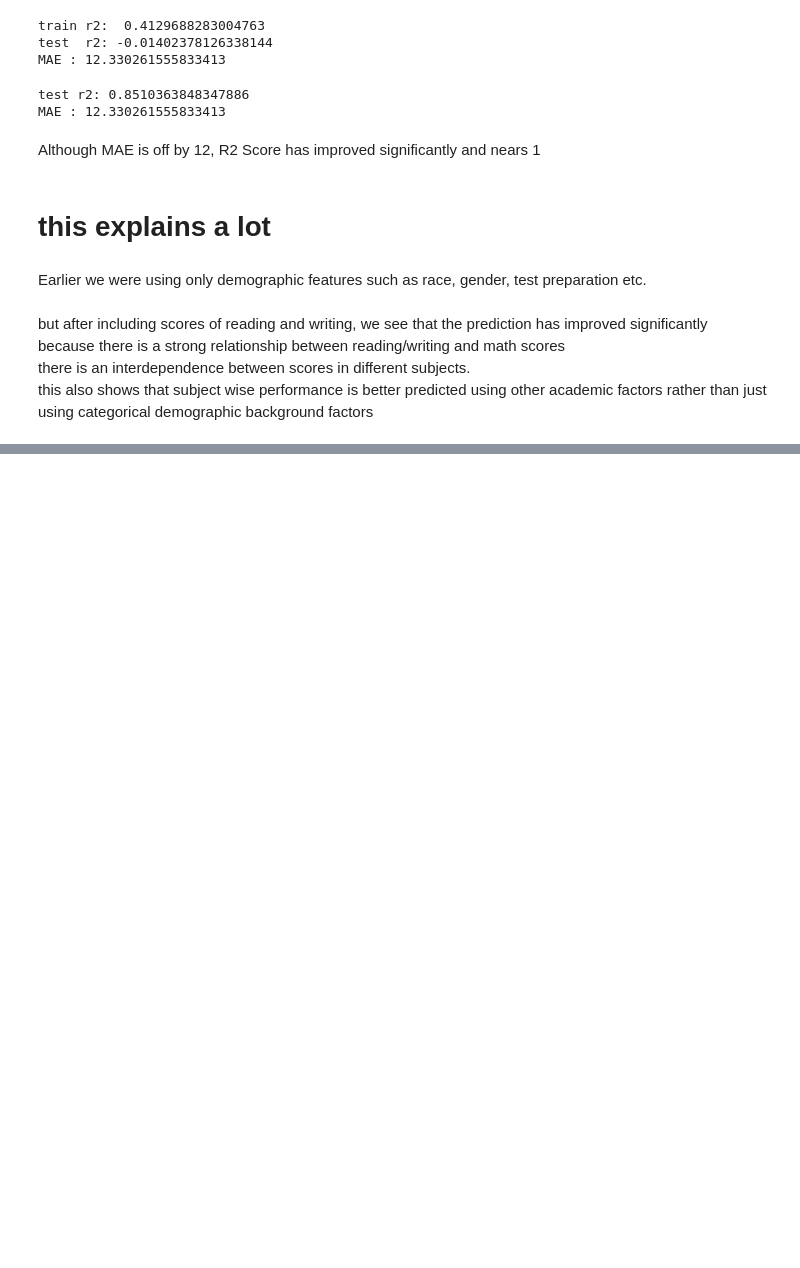
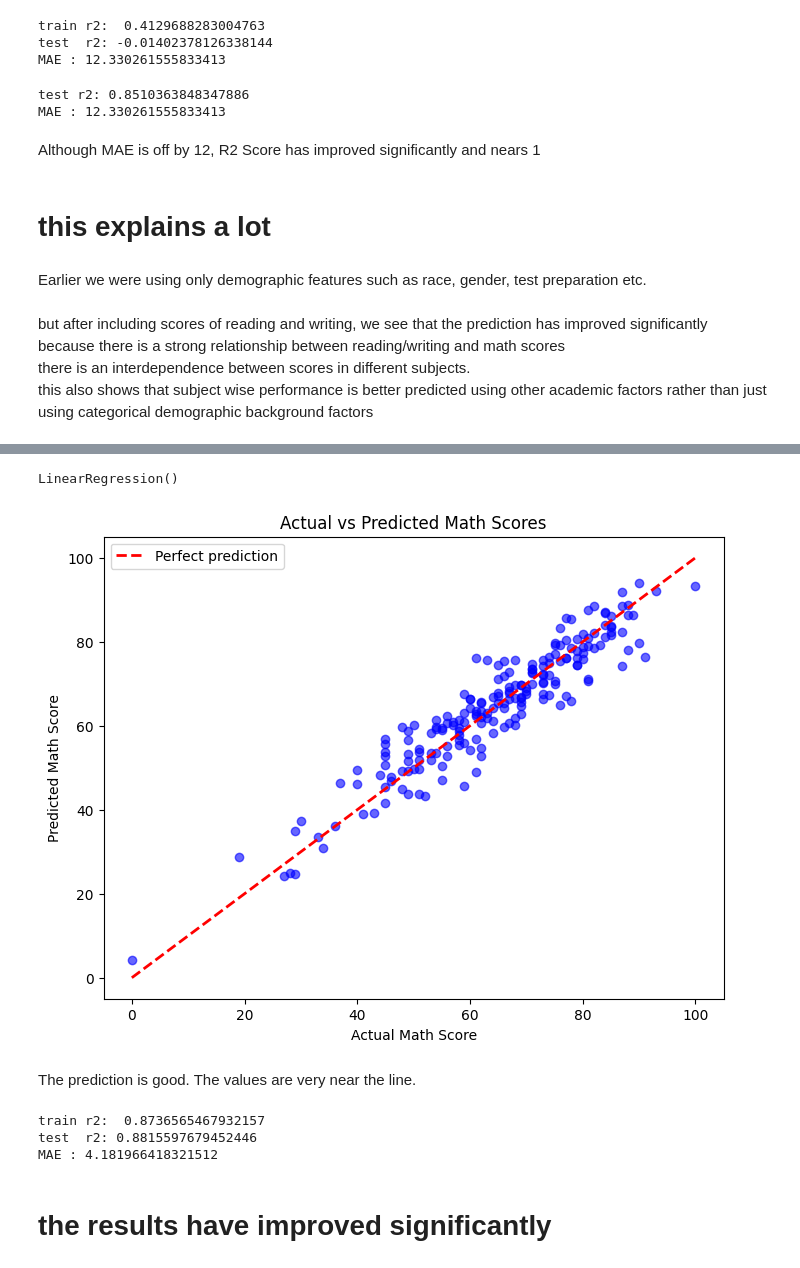
Before and after one commit to DeveshRohit/Student-Performance, a Jupyter notebook: studentperf.ipynb, the cells around one changed output, grey strips where cells are left out. Drawn from its saved outputs; the diff is of its cells as text; code cells hidden in the pictures; blank space fills up the shorter version.

Commit message:
Included Random forest and also improved LR

```diff
--- a/studentperf.ipynb
+++ b/studentperf.ipynb
@@ -285,0 +310,39 @@ this also shows that subject wise performance is better predicted using other ac
+# %%
+X_train, X_test, y_train, y_test = train_test_split(
+    X, y, test_size=0.20, random_state=42)
+# %%
+X_train_scaled = scaler.fit_transform(X_train)
+X_test_scaled  = scaler.transform(X_test)
+# %%
+model.fit(X_train_scaled, y_train)
+# %% [output]
+LinearRegression()
+# %%
+y_pred = model.predict(X_test_scaled)
+# %%
+actual = y_test  # actual math scores
+predicted = y_pred    # predicted math scores
+
+plt.figure(figsize=(8,6))
+plt.scatter(actual, predicted, alpha=0.6, color='blue')
+plt.plot([actual.min(), actual.max()], [actual.min(), actual.max()],
+         'r--', lw=2, label='Perfect prediction')
+plt.xlabel('Actual Math Score')
+plt.ylabel('Predicted Math Score')
+plt.title('Actual vs Predicted Math Scores')
+plt.legend()
+plt.show()
+# %% [output]
+[figure, added]
+# %% [markdown]
+The prediction is good. The values are very near the line.
+# %%
+print('train r2: ', model.score(X_train_scaled, y_train))
+print("test  r2:", r2_score(y_test, y_pred))
+print("MAE :", mean_absolute_error(y_test, y_pred))
+# %% [output]
+train r2:  0.8736565467932157
+test  r2: 0.8815597679452446
+MAE : 4.181966418321512
+# %% [markdown]
+# the results have improved significantly
```
Also changed, not shown: parts of 5 cells of this notebook.
